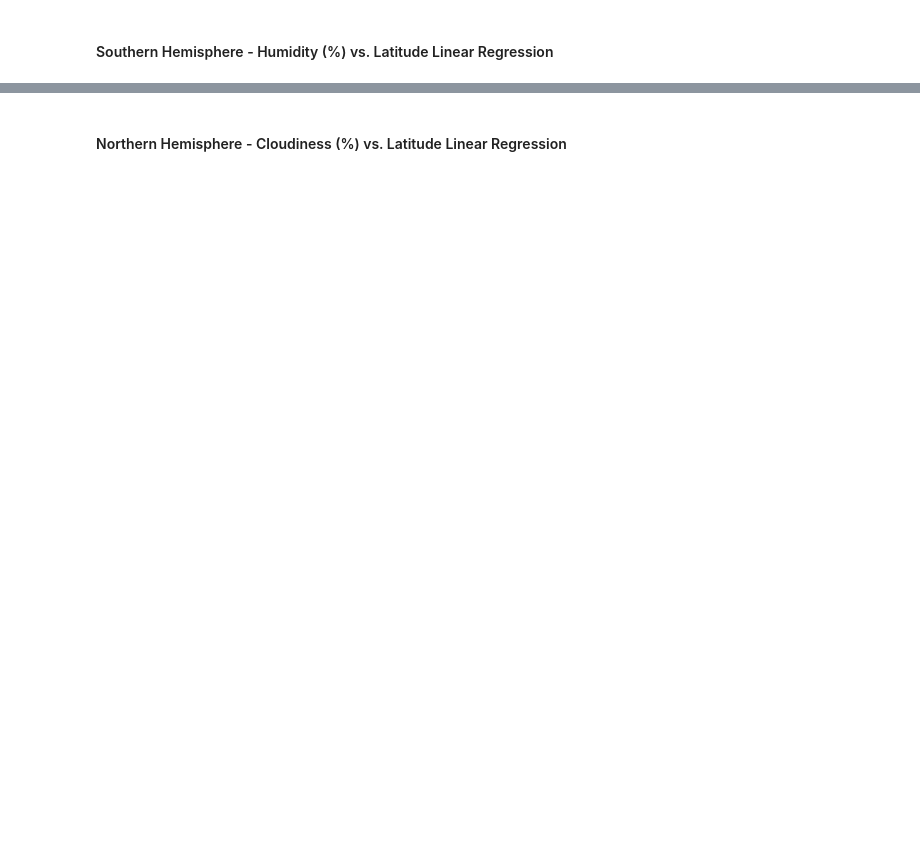
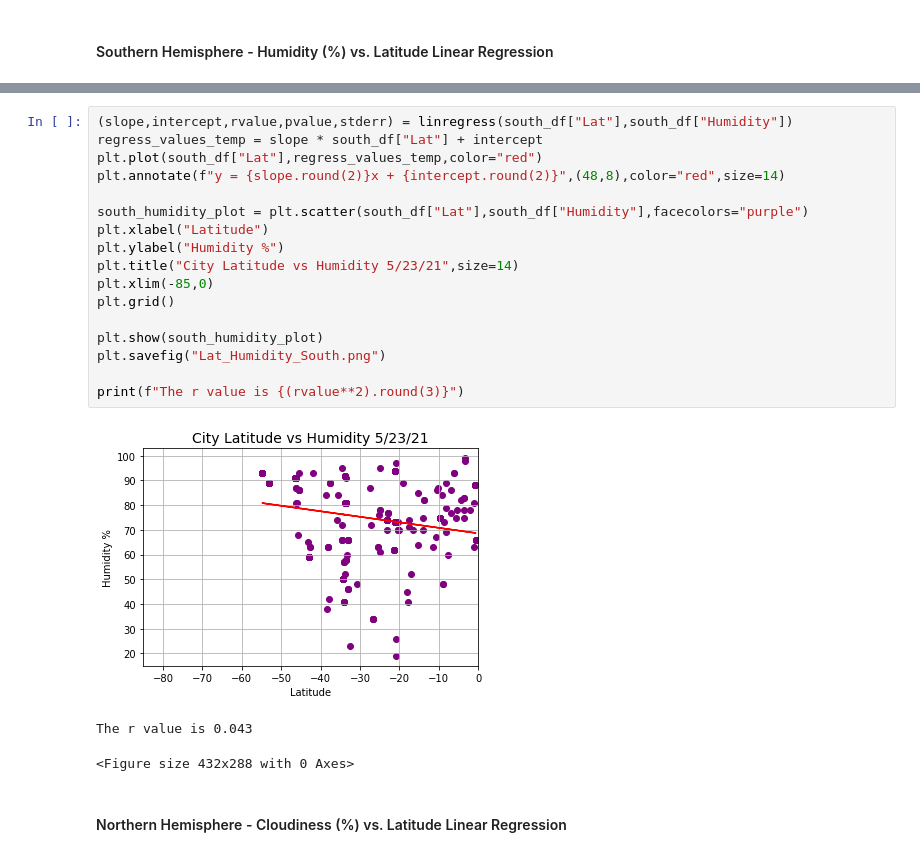
Before and after one commit to adamholcomb/python-api-challenge, a Jupyter notebook: WeatherPy/WeatherPy.ipynb, the cells around one changed output, grey strips where cells are left out. Cells and saved outputs as stored; diff of their text form; blank space fills up the shorter version.

```diff
--- a/WeatherPy/WeatherPy.ipynb
+++ b/WeatherPy/WeatherPy.ipynb
@@ -378,2 +410,23 @@ The r-value is: 0.014985174297345524
+# %%
+(slope,intercept,rvalue,pvalue,stderr) = linregress(south_df["Lat"],south_df["Humidity"])
+regress_values_temp = slope * south_df["Lat"] + intercept
+plt.plot(south_df["Lat"],regress_values_temp,color="red")
+plt.annotate(f"y = {slope.round(2)}x + {intercept.round(2)}",(48,8),color="red",size=14)
+
+south_humidity_plot = plt.scatter(south_df["Lat"],south_df["Humidity"],facecolors="purple")
+plt.xlabel("Latitude")
+plt.ylabel("Humidity %")
+plt.title("City Latitude vs Humidity 5/23/21",size=14)
+plt.xlim(-85,0)
+plt.grid()
+
+plt.show(south_humidity_plot)
+plt.savefig("Lat_Humidity_South.png")
+
+print(f"The r value is {(rvalue**2).round(3)}")
+# %% [output]
+[figure, added]
+The r value is 0.043
+<Figure size 432x288 with 0 Axes>
 # %% [markdown]
 ####  Northern Hemisphere - Cloudiness (%) vs. Latitude Linear Regression
```
Also changed, not shown: parts of 14 cells of this notebook, 7 other files.
